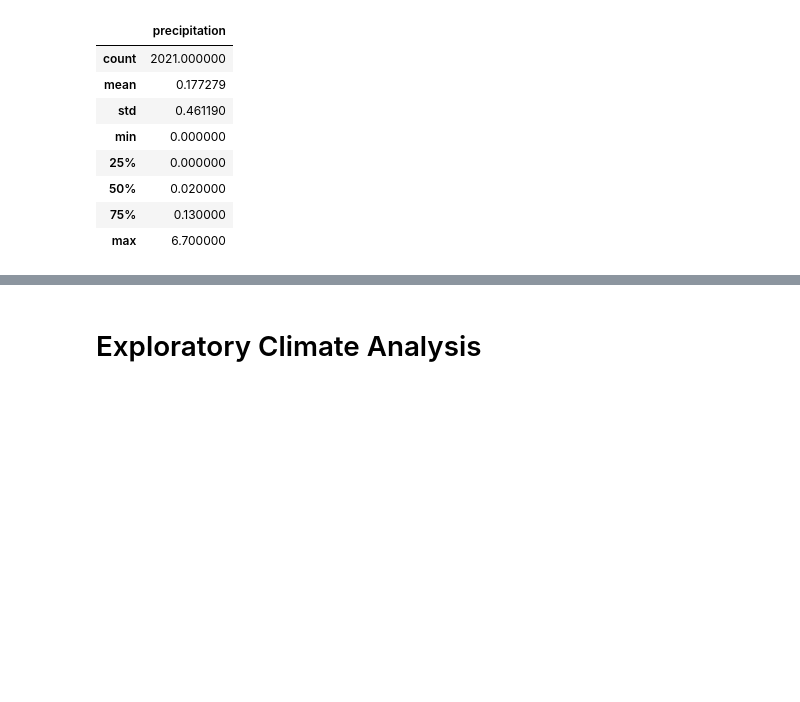
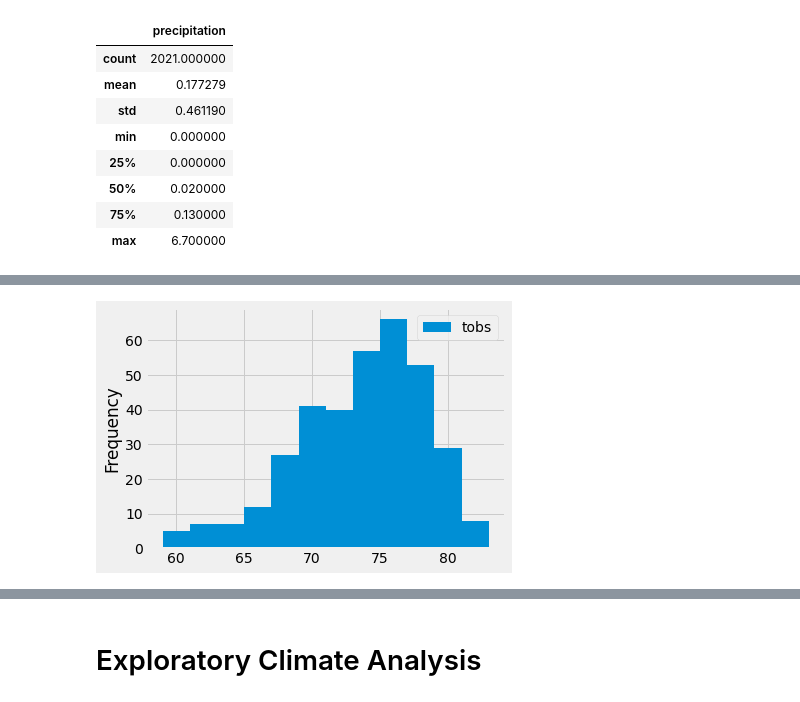
Before and after one commit to deanpalvarez/surfs_up, a Jupyter notebook: climate_analysis.ipynb, the cells around one changed output, grey strips where cells are left out. Drawn from its saved outputs; the diff is of its cells as text; code cells hidden in the pictures; blank space fills up the shorter version.

```diff
--- a/climate_analysis.ipynb
+++ b/climate_analysis.ipynb
@@ -121,0 +184,5 @@ df.describe()
+# %%
+df.plot.hist(bins=12)
+plt.tight_layout()
+# %% [output]
+[figure, added]
```
Also changed, not shown: parts of 10 cells of this notebook.
